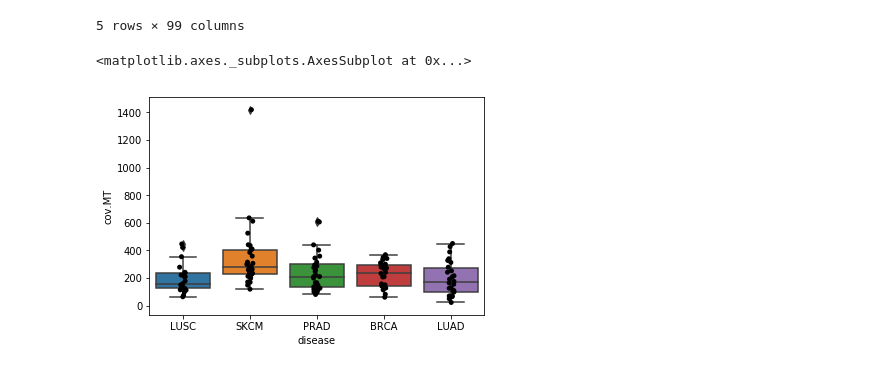
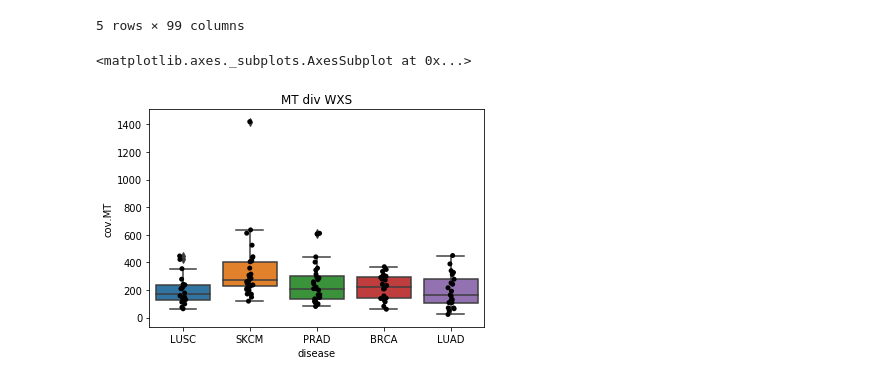
Before and after one commit to smangul1/seeing.beyond.target.results, a Jupyter notebook: raw.results/analysis.ipynb, the cells around one changed output. Drawn from its saved outputs; the diff is of its cells as text; code cells hidden in the pictures.

```diff
--- a/raw.results/analysis.ipynb
+++ b/raw.results/analysis.ipynb
@@ -342,8 +345,8 @@ data.head()
 5 rows × 99 columns
 # %%
 import seaborn as sns  #be sure version >=0.9
-sns.boxplot(x="disease", y="cov.MT", data=data)
+sns.boxplot(x="disease", y="cov.MT", data=data).set_title("MT div WXS")
 sns.stripplot(x="disease", y="cov.MT", data=data, palette=["black"], jitter=0.05)
 # %% [output]
 <matplotlib.axes._subplots.AxesSubplot at 0x...>
-[figure, old version]
+[figure, new version]
```
Also changed, not shown: parts of 34 cells of this notebook.
